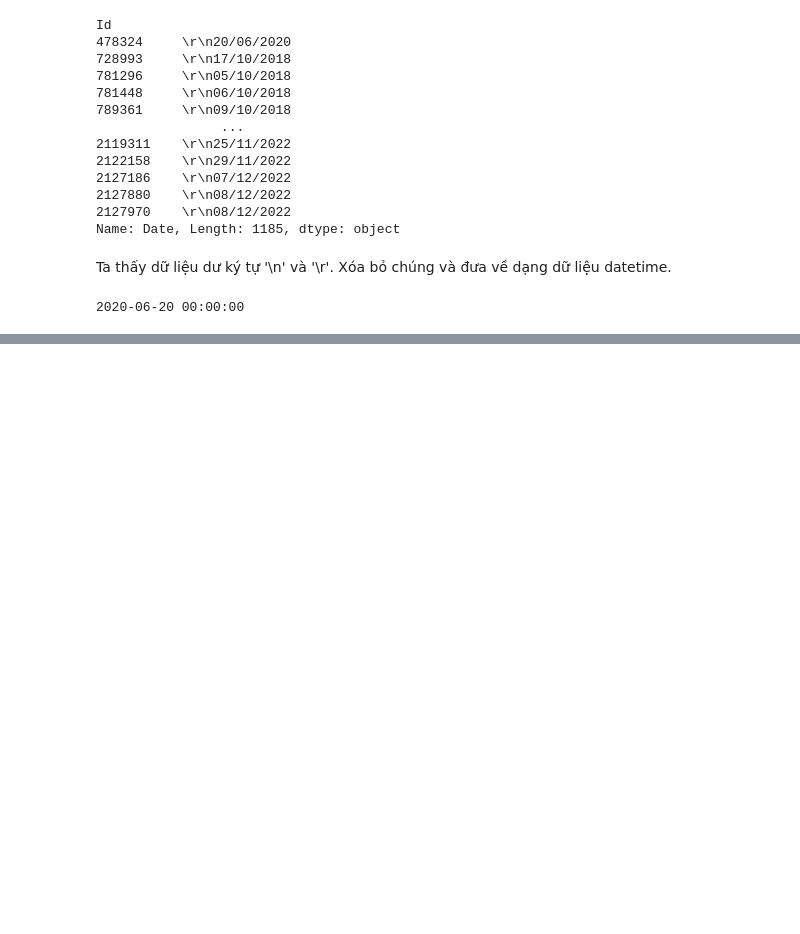
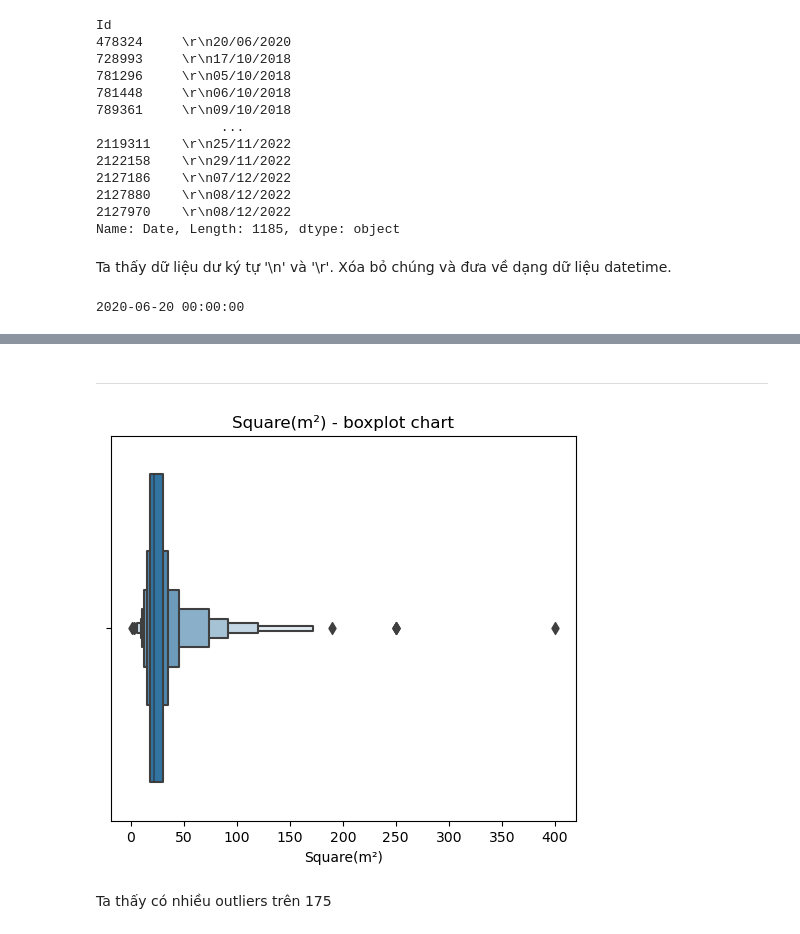
Before and after one commit to laitoanthang/HCM-House-Predict, a Jupyter notebook: Data Science Process/Preprocessing/datapreprocessing.ipynb, the cells around one changed output, grey strips where cells are left out. Drawn from its saved outputs; the diff is of its cells as text; code cells hidden in the pictures; blank space fills up the shorter version.

```diff
--- a/Data Science Process/Preprocessing/datapreprocessing.ipynb
+++ b/Data Science Process/Preprocessing/datapreprocessing.ipynb
@@ -306,0 +429,8 @@ print(df_info.loc[478324, 'Date'])
+# %% [markdown]
+------
+# %%
+boxplot_chart('Square(m²)')
+# %% [output]
+[figure, added]
+# %% [markdown]
+Ta thấy có nhiều outliers trên 175
```
Also changed, not shown: parts of 31 cells of this notebook.
